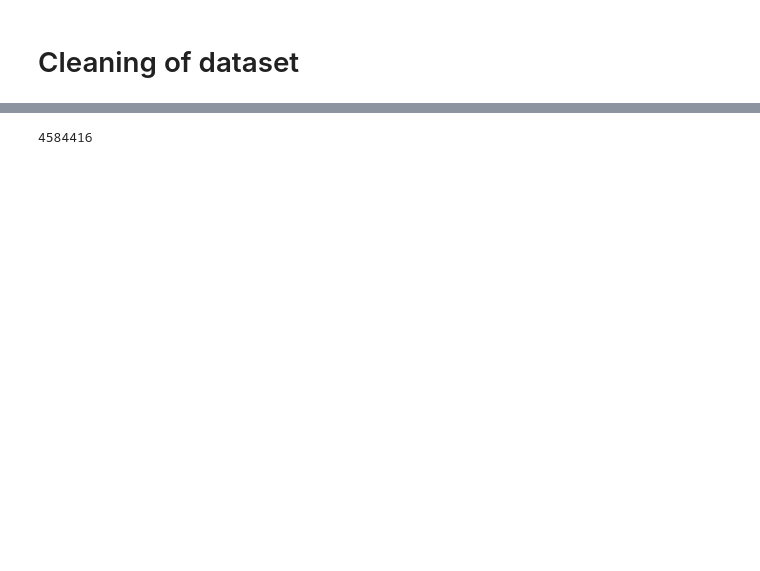
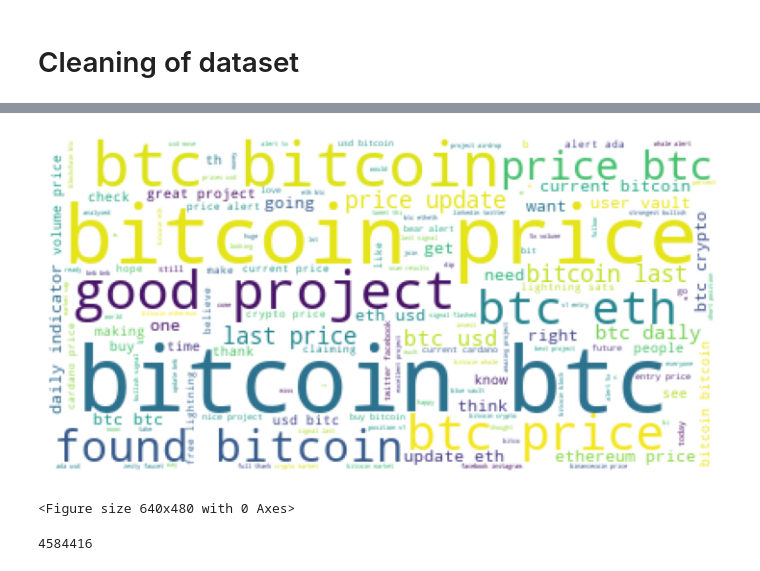
Before and after one commit to marouaneb48/bitcoin-prediction-using-twitter, a Jupyter notebook: notebooks/Preprocessing_tweets.ipynb, the cells around one changed output, grey strips where cells are left out. Saved outputs shown, nothing was run; the diff lists cells and outputs as text; code cells hidden in the pictures; blank space fills up the shorter version.

```diff
--- a/notebooks/Preprocessing_tweets.ipynb
+++ b/notebooks/Preprocessing_tweets.ipynb
@@ -118,8 +138,9 @@ See the caveats in the documentation: https://pandas.pydata.org/pandas-docs/stab
 # %%
-text = df_1["clean_text"].to_string()
-wordcloud = WordCloud(relative_scaling=0.5 , background_color='white',stopwords=set(stopwords.words('english'))).generate(text)
-plt.figure(figsize=(17,12))
-plt.imshow(wordcloud)
-plt.axis("off")
-plt.show()
-plt.savefig("/Users/anouaroussalah/Desktop/3A/SM10/Deep Learning/bitcoin-prediction-using-twitter/documents/wordcloud_tweets_to_label")
+def plot_wordcloud(df):
+    text = df["sentence"].to_string()
+    wordcloud = WordCloud(relative_scaling=0.5 , background_color='white',stopwords=set(stopwords.words('english'))).generate(text)
+    plt.figure(figsize=(9,5))
+    plt.imshow(wordcloud)
+    plt.axis("off")
+    plt.show()
+    plt.savefig("/Users/anouaroussalah/Desktop/3A/SM10/Deep Learning/bitcoin-prediction-using-twitter/documents/wordcloud_tweets_to_label")
@@ -219 +147,6 @@ final_df.to_csv('/Users/anouaroussalah/Desktop/3A/SM10/Deep Learning/Project/twe
+# %%
+plot_wordcloud(df)
+# %% [output]
+[figure, added]
+<Figure size 640x480 with 0 Axes>
 # %%
```
Also changed, not shown: parts of 29 cells of this notebook.
